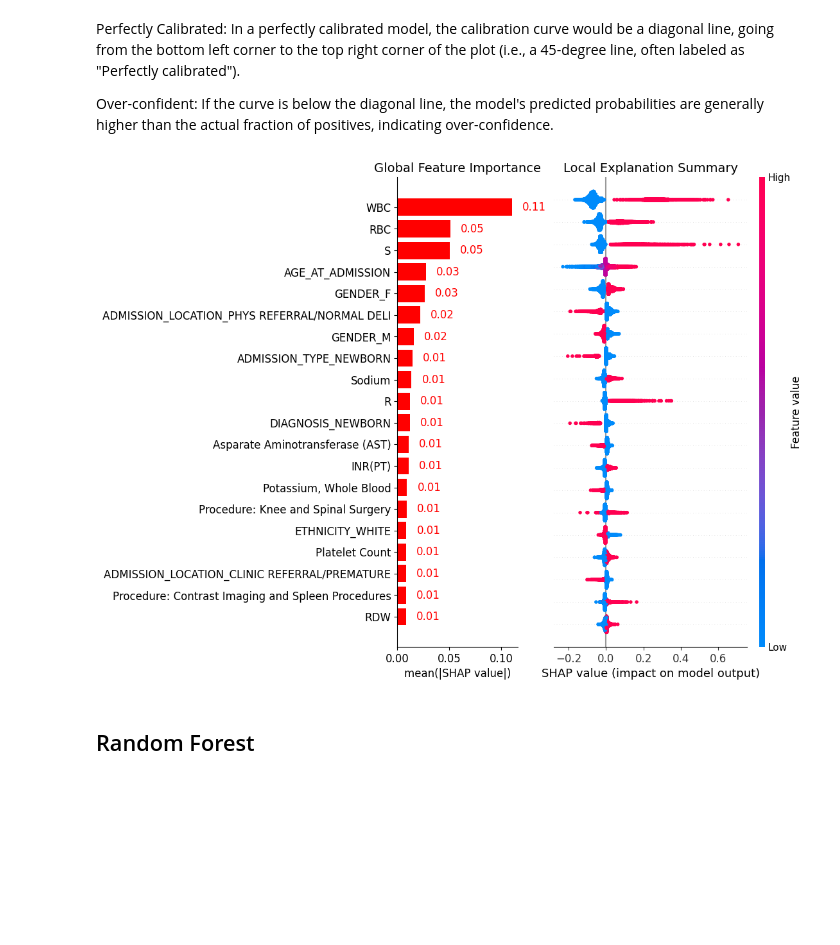
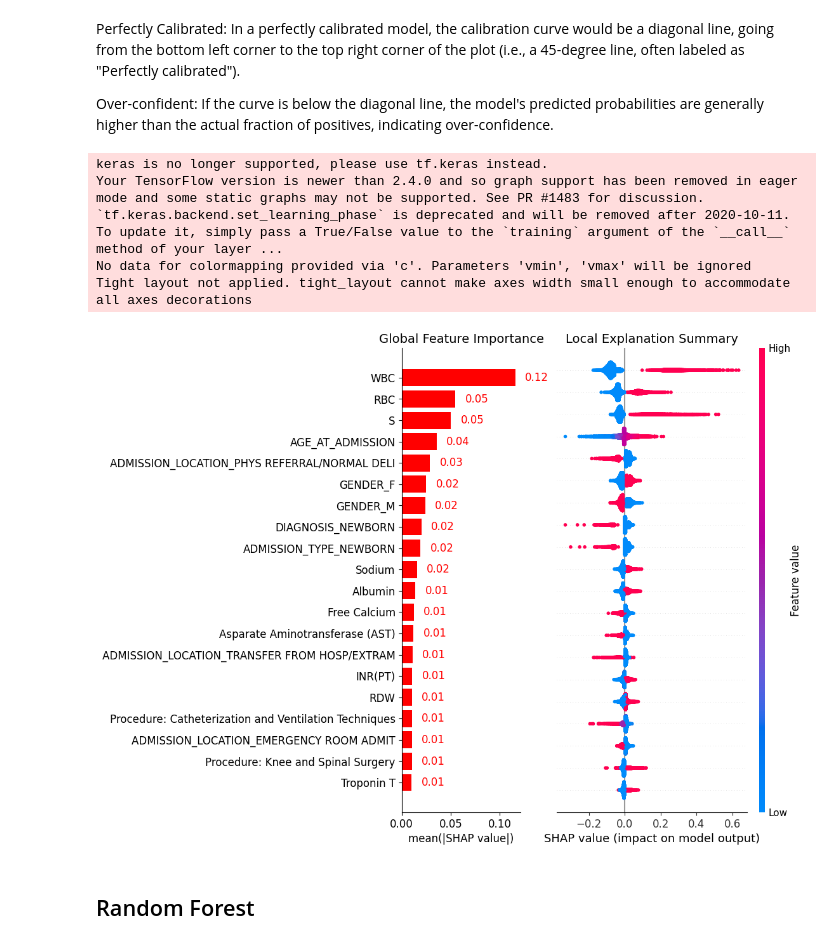
Before and after one commit to jiaminho/RPH-HAC-Prediction, a Jupyter notebook: HAC_Model.ipynb, the cells around one changed output. Drawn from its saved outputs; the diff is of its cells as text; code cells hidden in the pictures; blank space fills up the shorter version.

```diff
--- a/HAC_Model.ipynb
+++ b/HAC_Model.ipynb
@@ -85,8 +66,8 @@ gauth.credentials = GoogleCredentials.get_application_default()
 drive = GoogleDrive(gauth)
 
 # Download the file
-file_id = '1n3-DE1LS2En9Pj8hlWpnLho2_pZk5M9t'
-file_name = 'selected_features_150.csv'
+file_id = '1XpDG1p3WrnXhZDzf3ULPMQGf4EQDXtBG'
+file_name = 'selected_features_80.csv'
 downloaded = drive.CreateFile({'id': file_id})
 downloaded.GetContentFile(file_name)
 
@@ -410,7 +487,10 @@ import shap
 feature_names = X.columns.tolist()
 
 X_train_scaled = X_train_scaled.astype(np.float32)
-subset_data = X_train_scaled[:1000]  # Taking a subset of 1000 samples
+#subset_data = X_train_scaled[:1000]  # Taking a subset of 1000 samples
+random_indices = np.random.choice(X_train_scaled.shape[0], size=1000, replace=False)
+subset_data = X_train_scaled[random_indices]
+
 
 # Compute SHAP values for a particular set (e.g., test set)
 # Using DeepExplainer for Deep Neural Network model:
@@ -433,34 +513,39 @@ top_shap_values = shap_values_array[:, sorted_indices]
 X_test_top_features = X_test_scaled[:, sorted_indices]
 
 # Create a combined plot with subplots using GridSpec for layout
 gs = gridspec.GridSpec(1, 2, width_ratios=[1, 2])
 
 # Plot global importance of top features on left
 ax1 = plt.subplot(gs[0])
 bars = ax1.barh(top_features, top_global_shap_vals, color='red')
 ax1.set_xlabel('mean(|SHAP value|)', fontsize=12)
 ax1.set_title('Global Feature Importance', fontsize=14)
 ax1.tick_params(axis='both', which='major', labelsize=12)
 ax1.spines['right'].set_visible(False)
 ax1.spines['top'].set_visible(False)
 
 # Add values beside the bar with red color
 for bar in bars:
     ax1.text(bar.get_width() + 0.01, bar.get_y() + bar.get_height()/2,
              f'{bar.get_width():.2f}',
              va='center', ha='left', color='red', fontsize=12)
 
 # Plot typical SHAP values on right
 ax2 = plt.subplot(gs[1])
 shap.summary_plot(top_shap_values, X_test_top_features, feature_names=top_features, plot_type="dot", show=False)
 ax2.set_title('Local Explanation Summary', fontsize=14)
 ax2.tick_params(axis='both', which='major', labelsize=12)
 ax2.set_yticks([])
 ax2.set_yticklabels([])
 
 plt.show()
 # %% [output]
+keras is no longer supported, please use tf.keras instead.
+Your TensorFlow version is newer than 2.4.0 and so graph support has been removed in eager mode and some static graphs may not be supported. See PR #1483 for discussion.
+`tf.keras.backend.set_learning_phase` is deprecated and will be removed after 2020-10-11. To update it, simply pass a True/False value to the `training` argument of the `__call__` method of your layer ...
+No data for colormapping provided via 'c'. Parameters 'vmin', 'vmax' will be ignored
+Tight layout not applied. tight_layout cannot make axes width small enough to accommodate all axes decorations
-[figure, old version]
+[figure, new version]
 # %% [markdown]
 ## Random Forest
 # %%
```
Also changed, not shown: parts of 34 cells of this notebook.
